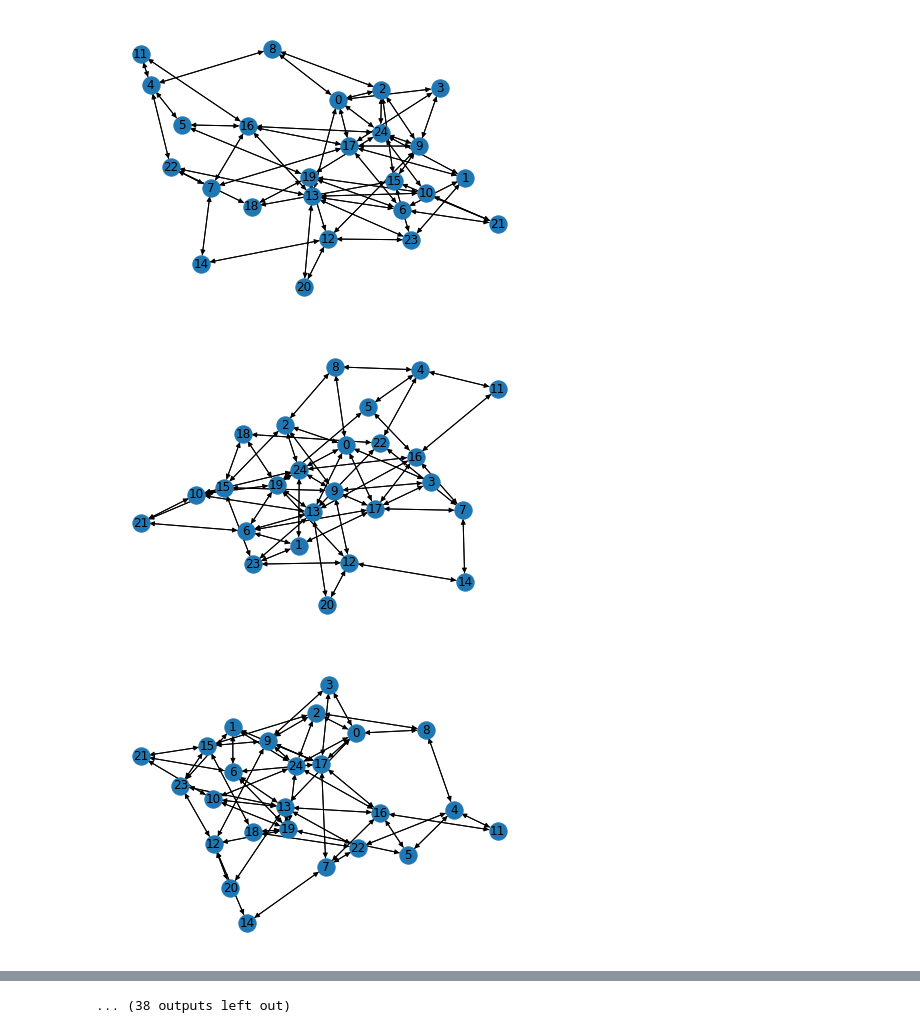
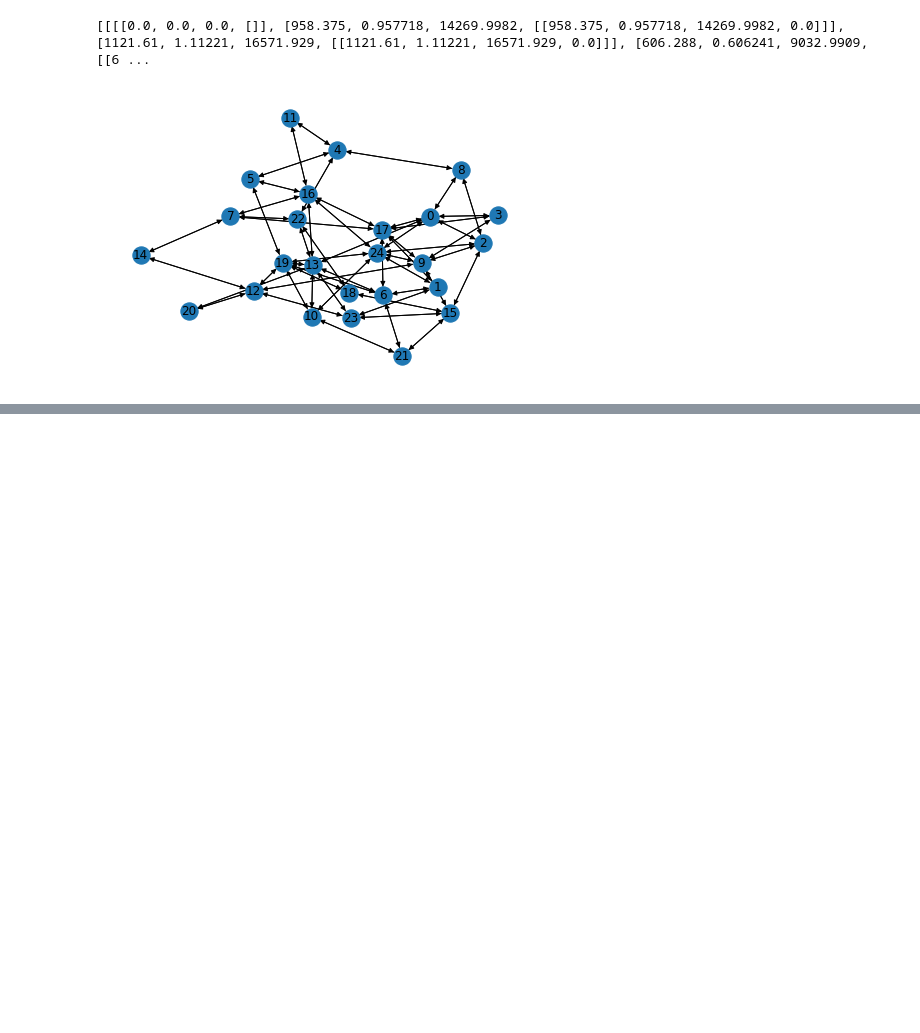
Before and after one commit to Trindad/GNN_DT, a Jupyter notebook: datanetAPI-challenge2021/index.ipynb, the cells around one changed output, grey strips where cells are left out. Drawn from its saved outputs; the diff is of its cells as text; code cells hidden in the pictures; blank space fills up the shorter version.

```diff
--- a/datanetAPI-challenge2021/index.ipynb
+++ b/datanetAPI-challenge2021/index.ipynb
@@ -2,6 +2,8 @@
 import networkx as nx
 import matplotlib.pyplot as plt
 import datanetAPI
+# %%
+NUMBER_OF_SAMPLES=1
 # %%
 reader = datanetAPI.DatanetAPI('./dataset/gnnet-ch21-dataset-train',
             [], [])
@@ -32,11 +46,42 @@ for i in range(n):
+# %%
+it = iter(reader)
+global_matrices = []
+for i in range(NUMBER_OF_SAMPLES):
+    sample = next(it)
+    nodes = sample.topology_object.nodes
+    global_matrix = [[None for x in nodes] for y in nodes]
+    for x in nodes:
+        for y in nodes:
+            tf = sample.traffic_matrix[x,y]
+            if tf == None:
+                continue
+            flows = []
+            for flow in tf['Flows']:
+                flows.append([
+                    flow['AvgBw'],
+                    flow['PktsGen'],
+                    flow['TotalPktsGen'],
+                    flow['ToS']
+                ])
+
+            arr = [
+                tf['AggInfo']['AvgBw'],
+                tf['AggInfo']['PktsGen'],
+                tf['AggInfo']['TotalPktsGen'],
+                flows
+            ]
+            global_matrix[x][y] = arr
+
+    global_matrices.append(global_matrix)
+print(global_matrices)
+# %% [output]
+[[[[0.0, 0.0, 0.0, []], [958.375, 0.957718, 14269.9982, [[958.375, 0.957718, 14269.9982, 0.0]]], [1121.61, 1.11221, 16571.929, [[1121.61, 1.11221, 16571.929, 0.0]]], [606.288, 0.606241, 9032.9909, [[6 ...
 # %%
 #physical topologies
-for i in range(n):
+for i in range(NUMBER_OF_SAMPLES):
     sample = next(it)
     G = sample.topology_object
     nx.draw(G, with_labels=True)
     plt.show()
 # %% [output]
-[figure, old version]
+[figure, new version]
-[figure, removed]
-[figure, removed]
@@ -52 +87,0 @@ for i in range(n):
-... (38 outputs left out)
```
Also changed, not shown: parts of 3 cells of this notebook.
